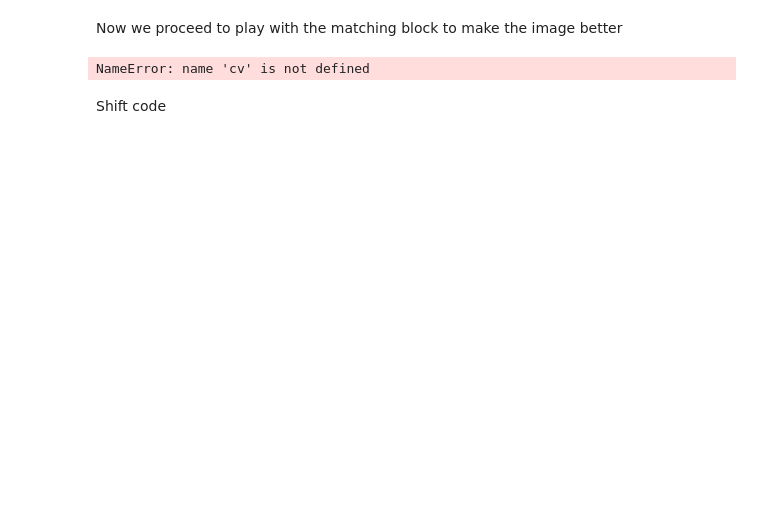
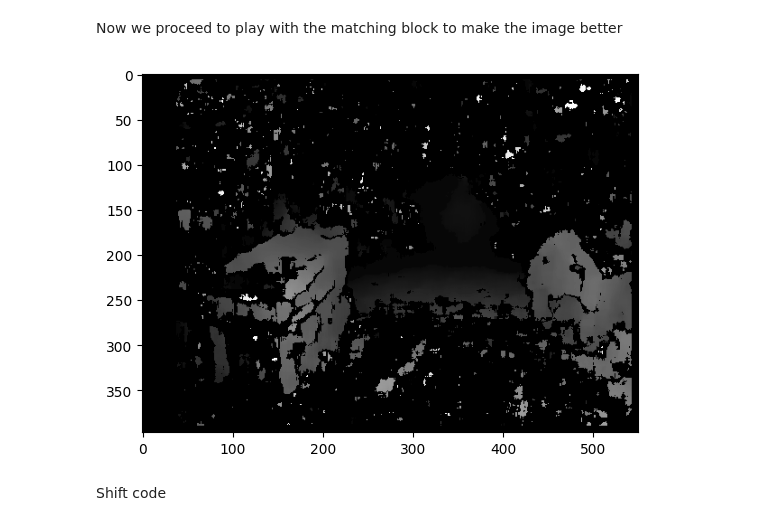
Before and after one commit to Arevalinchy/Image_Processing_Initiative, a Jupyter notebook: IIPP.ipynb, the cells around one changed output. Cells and saved outputs as stored; diff of their text form; code cells hidden in the pictures; blank space fills up the shorter version.

```diff
--- a/IIPP.ipynb
+++ b/IIPP.ipynb
@@ -54,12 +56,12 @@ NameError: name 'cv' is not defined
 # %% [markdown]
 Now we proceed to play with the matching block to make the image better
 # %%
-stereo = cv.StereoBM.create(numDisparities=8, blockSize=7)
+stereo = cv.StereoBM.create(numDisparities=32, blockSize=15)
 disparity = stereo.compute(imgL,imgR)
 plt.imshow(disparity,'gray')
 plt.show()
 # %% [output]
-NameError: name 'cv' is not defined
+[figure, added]
 # %% [markdown]
 Shift code
 # %%
```
Also changed, not shown: parts of 2 cells of this notebook.
